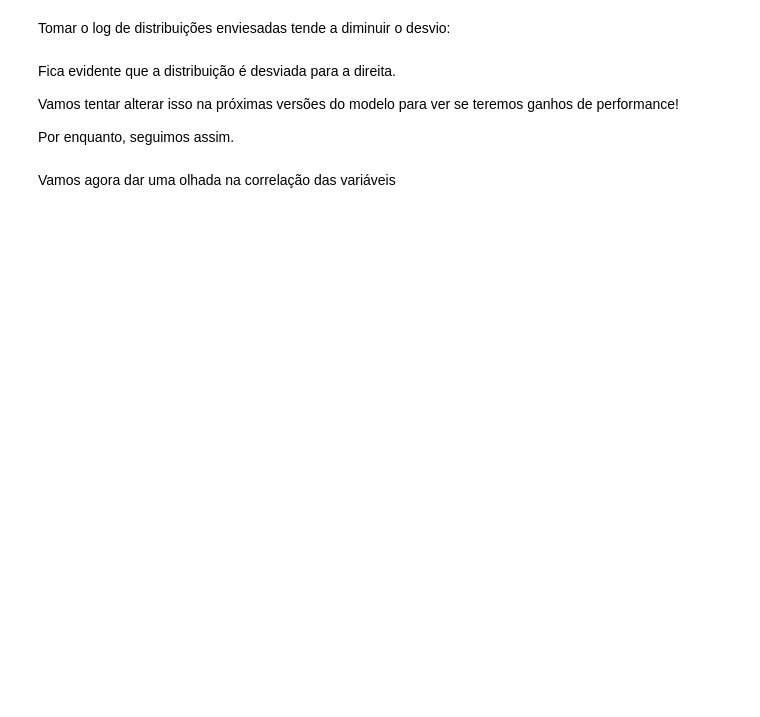
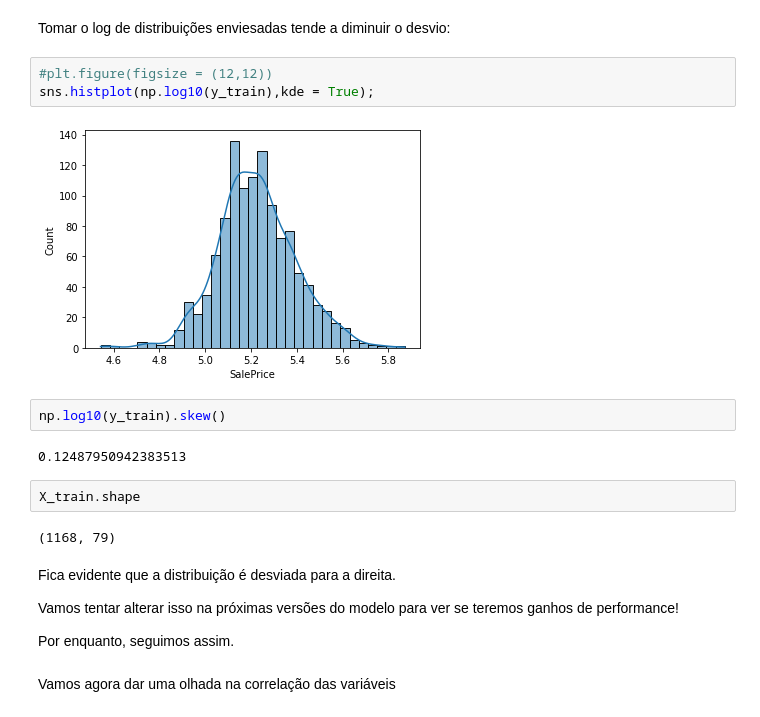
Before and after one commit to GabrielAsato/Curso_DS_Degree, a Jupyter notebook: Módulo 8 - Estatística II/Aula 3 - regressão linear e outros fundamentos.ipynb, the cells around one changed output. Cells and saved outputs as stored; diff of their text form; blank space fills up the shorter version.

```diff
--- a/Módulo 8 - Estatística II/Aula 3 - regressão linear e outros fundamentos.ipynb
+++ b/Módulo 8 - Estatística II/Aula 3 - regressão linear e outros fundamentos.ipynb
@@ -46,5 +152,18 @@ Por enquanto, vamos dar uma olhada na coluna target!
 # %% [markdown]
 Tomar o log de distribuições enviesadas tende a diminuir o desvio:
+# %%
+#plt.figure(figsize = (12,12))
+sns.histplot(np.log10(y_train),kde = True);
+# %% [output]
+[figure, added]
+# %%
+np.log10(y_train).skew()
+# %% [output]
+0.12487950942383513
+# %%
+X_train.shape
+# %% [output]
+(1168, 79)
 # %% [markdown]
 Fica evidente que a distribuição é desviada para a direita.
 
```
Also changed, not shown: parts of 26 cells of this notebook, 3 other files.
